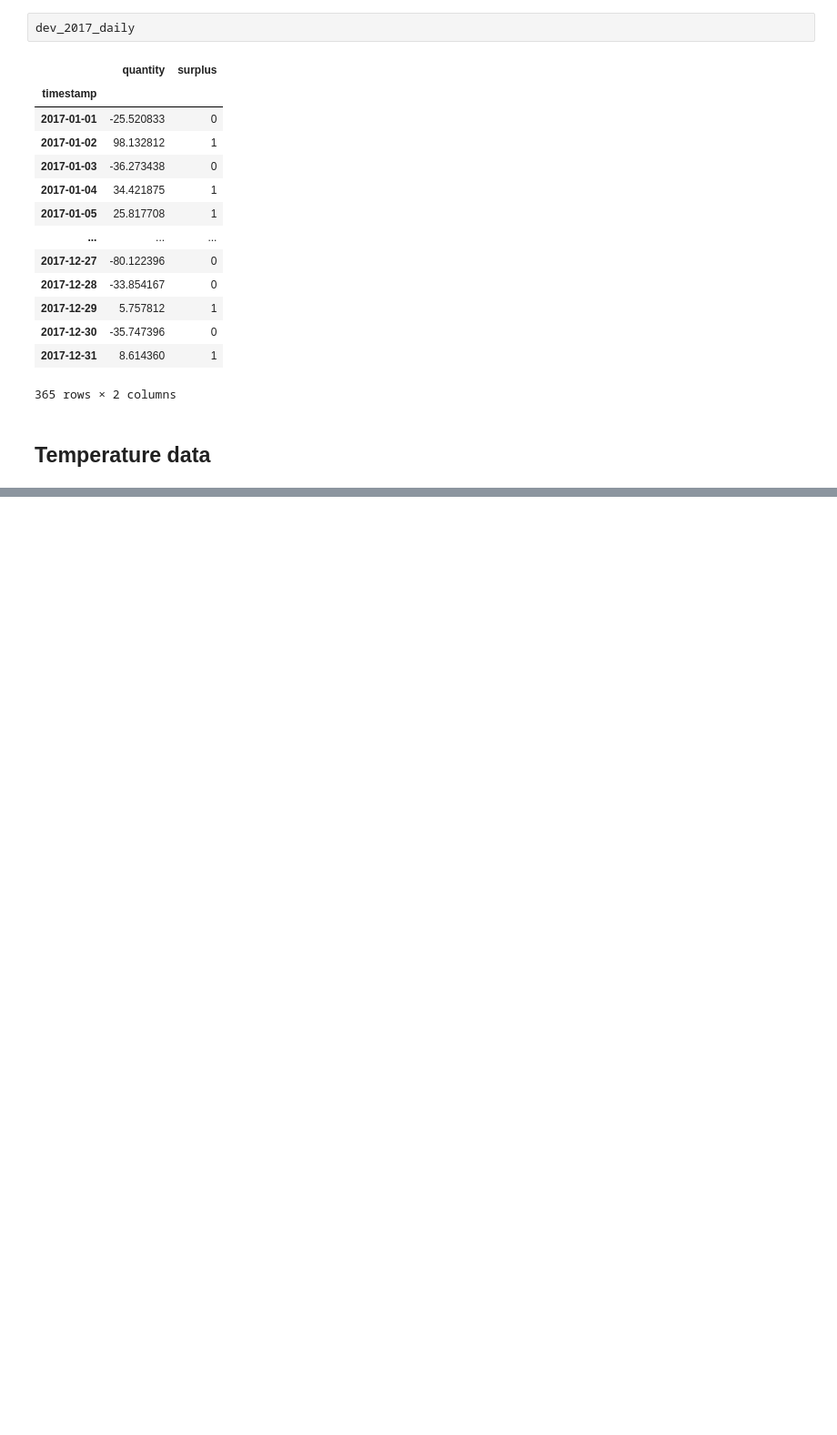
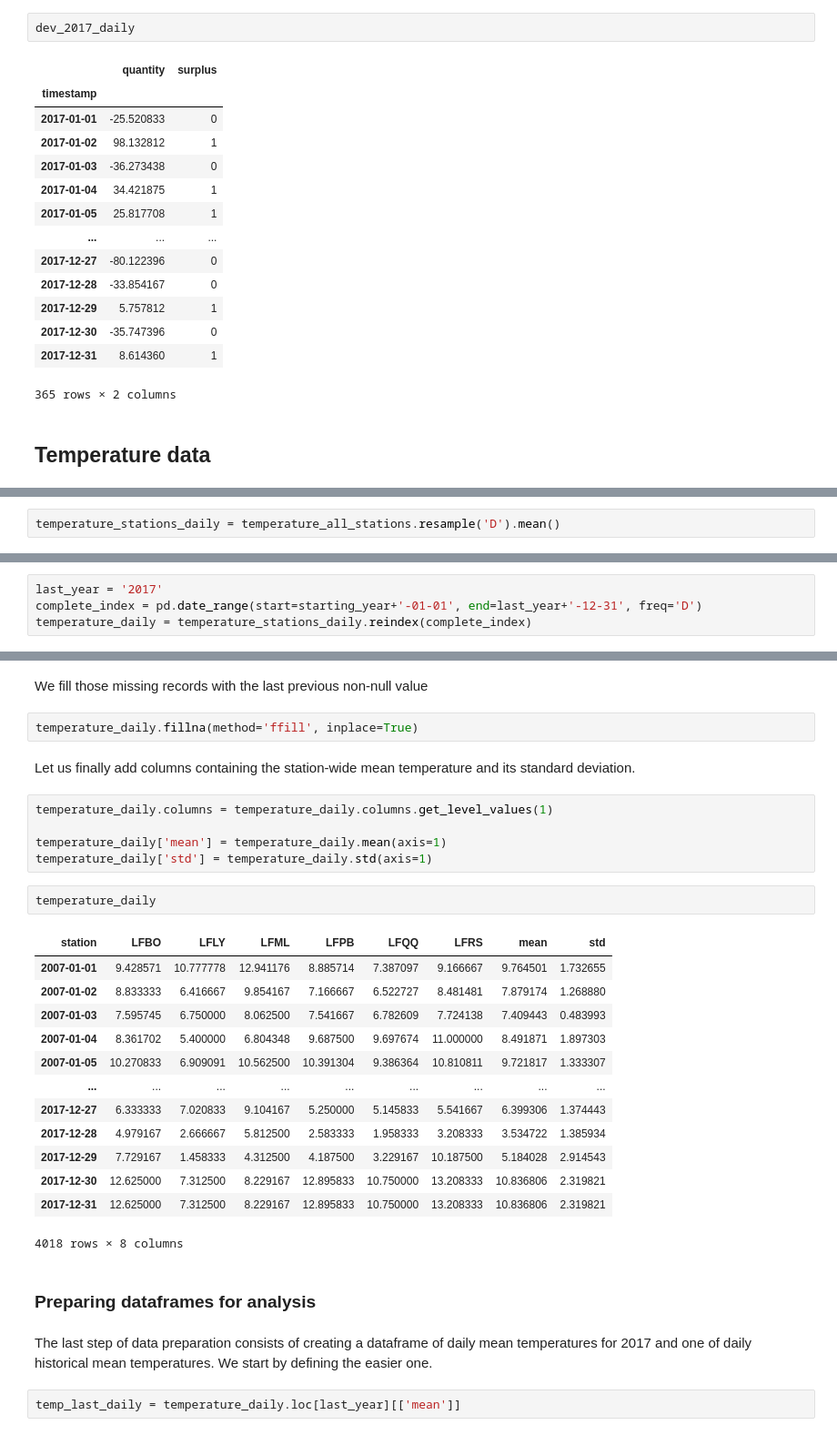
Before and after one commit to camilo-s/Aufgabe, a Jupyter notebook: aufgabe_draft.ipynb, the cells around one changed output, grey strips where cells are left out. Shown: that part at 91% size. Saved outputs shown, nothing was run; the diff lists cells and outputs as text; blank space fills up the shorter version.

Commit message:
prepared all data for further analysis, such as logistic regression

```diff
--- a/aufgabe_draft.ipynb
+++ b/aufgabe_draft.ipynb
@@ -530,0 +688,2 @@ dev_2017_daily
+# %%
+temperature_stations_daily = temperature_all_stations.resample('D').mean()
@@ -530,0 +710,4 @@ dev_2017_daily
+# %%
+last_year = '2017'
+complete_index = pd.date_range(start=starting_year+'-01-01', end=last_year+'-12-31', freq='D')
+temperature_daily = temperature_stations_daily.reindex(complete_index)
@@ -530,0 +726,33 @@ dev_2017_daily
+# %% [markdown]
+We fill those missing records with the last previous non-null value
+# %%
+temperature_daily.fillna(method='ffill', inplace=True)
+# %% [markdown]
+Let us finally add columns containing the station-wide mean temperature and its standard deviation.
+# %%
+temperature_daily.columns = temperature_daily.columns.get_level_values(1)
+
+temperature_daily['mean'] = temperature_daily.mean(axis=1)
+temperature_daily['std'] = temperature_daily.std(axis=1)
+# %%
+temperature_daily
+# %% [output]
+| station | LFBO | LFLY | LFML | LFPB | LFQQ | LFRS | mean | std |
+| 2007-01-01 | 9.428571 | 10.777778 | 12.941176 | 8.885714 | 7.387097 | 9.166667 | 9.764501 | 1.732655 |
+| 2007-01-02 | 8.833333 | 6.416667 | 9.854167 | 7.166667 | 6.522727 | 8.481481 | 7.879174 | 1.268880 |
+| 2007-01-03 | 7.595745 | 6.750000 | 8.062500 | 7.541667 | 6.782609 | 7.724138 | 7.409443 | 0.483993 |
+| 2007-01-04 | 8.361702 | 5.400000 | 6.804348 | 9.687500 | 9.697674 | 11.000000 | 8.491871 | 1.897303 |
+| 2007-01-05 | 10.270833 | 6.909091 | 10.562500 | 10.391304 | 9.386364 | 10.810811 | 9.721817 | 1.333307 |
+| ... | ... | ... | ... | ... | ... | ... | ... | ... |
+| 2017-12-27 | 6.333333 | 7.020833 | 9.104167 | 5.250000 | 5.145833 | 5.541667 | 6.399306 | 1.374443 |
+| 2017-12-28 | 4.979167 | 2.666667 | 5.812500 | 2.583333 | 1.958333 | 3.208333 | 3.534722 | 1.385934 |
+| 2017-12-29 | 7.729167 | 1.458333 | 4.312500 | 4.187500 | 3.229167 | 10.187500 | 5.184028 | 2.914543 |
+| 2017-12-30 | 12.625000 | 7.312500 | 8.229167 | 12.895833 | 10.750000 | 13.208333 | 10.836806 | 2.319821 |
+| 2017-12-31 | 12.625000 | 7.312500 | 8.229167 | 12.895833 | 10.750000 | 13.208333 | 10.836806 | 2.319821 |
+4018 rows × 8 columns
+# %% [markdown]
+### Preparing dataframes for analysis
+# %% [markdown]
+The last step of data preparation consists of creating a dataframe of daily mean temperatures for 2017 and one of daily historical mean temperatures. We start by defining the easier one.
+# %%
+temp_last_daily = temperature_daily.loc[last_year][['mean']]
```
Also changed, not shown: parts of 40 cells of this notebook.
